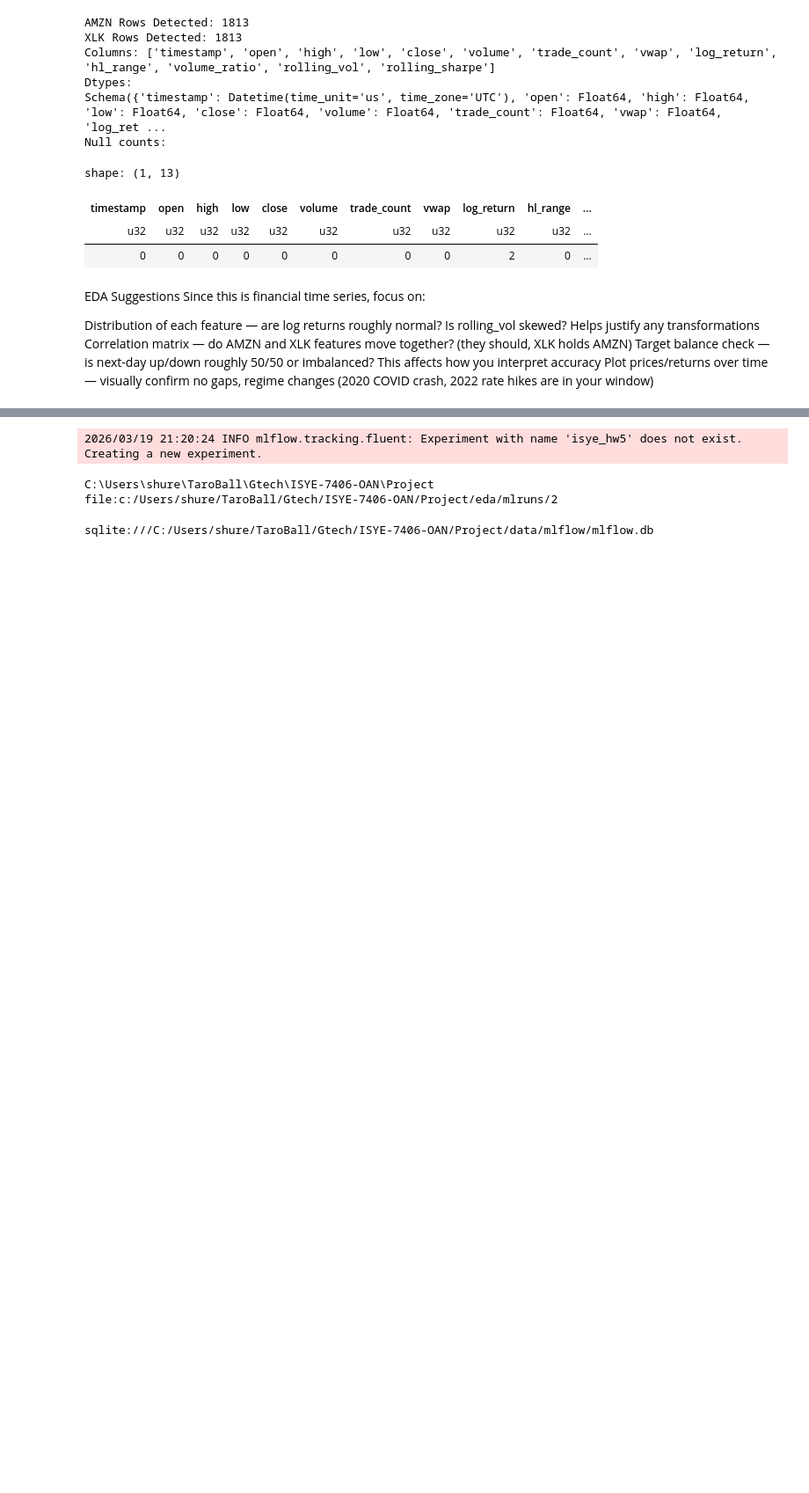
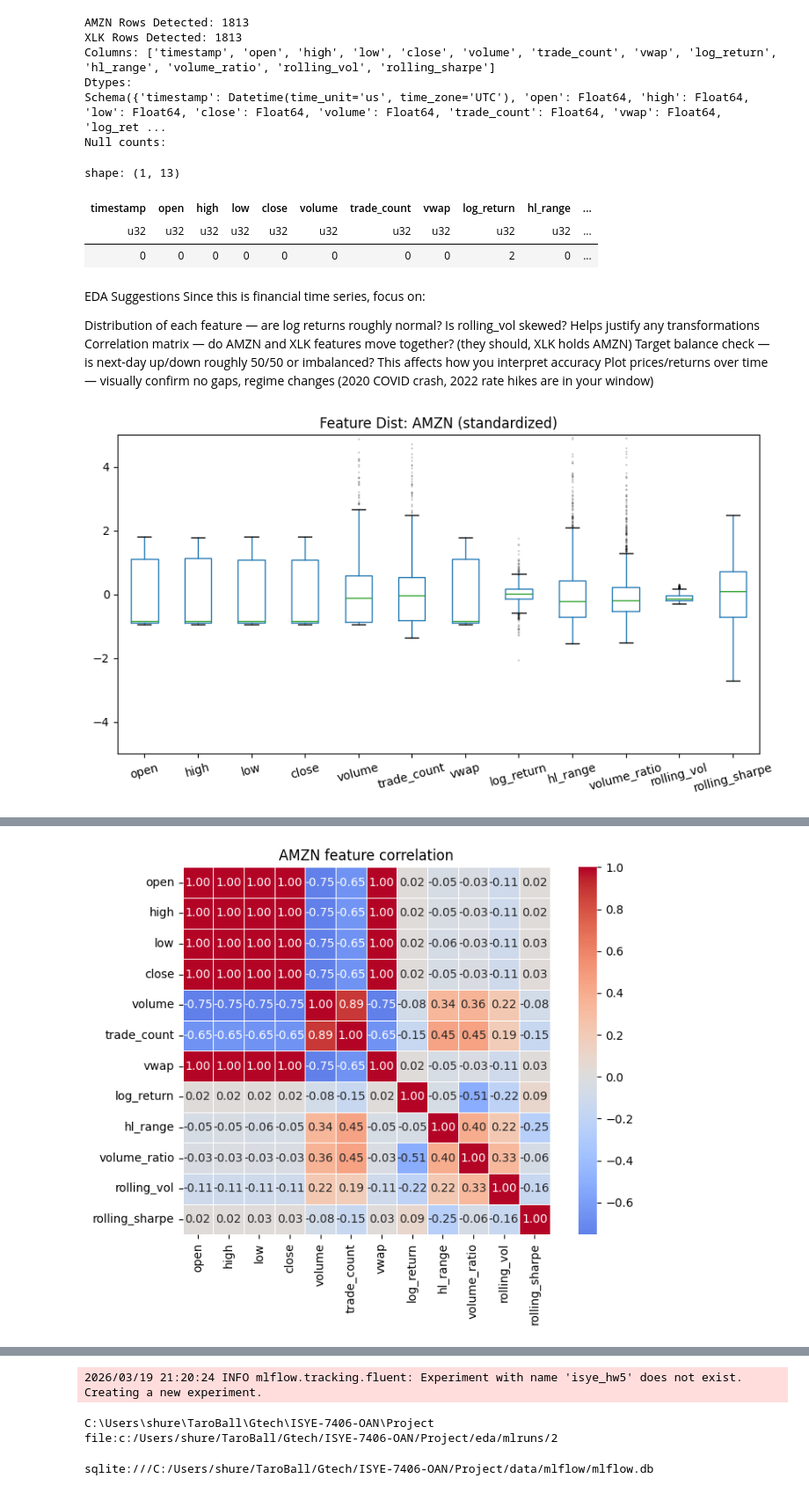
Before and after one commit to jaytar0/market-regime-signal-pipeline, a Jupyter notebook: eda/hw5_eda.ipynb, the cells around one changed output, grey strips where cells are left out. Shown at 88% size. Drawn from its saved outputs; the diff is of its cells as text; code cells hidden in the pictures; blank space fills up the shorter version.

```diff
--- a/eda/hw5_eda.ipynb
+++ b/eda/hw5_eda.ipynb
@@ -73,0 +73,75 @@ Plot prices/returns over time
+# %%
+from sklearn.preprocessing import StandardScaler
+from scipy.stats import zscore
+import seaborn as sns
+
+eda_amzn = amzn_df.clone()
+eda_xlk = xlk_df.clone()
+
+eda_cols = ['open', 'high', 'low', 'close', 'volume', 'trade_count', 'vwap', 'log_return',
+            'hl_range', 'volume_ratio', 'rolling_vol', 'rolling_sharpe']
+
+eda_amzn = eda_amzn.select(eda_cols)
+eda_xlk = eda_xlk.select(eda_cols)
+
+# distribution plot
+pdf = eda_amzn.to_pandas()
+scaled = StandardScaler().fit_transform(pdf[eda_cols])
+scaled_df = pd.DataFrame(scaled, columns=eda_cols)
+
+plt.figure(figsize=(10, 5))
+
+scaled_df.boxplot(
+    grid=False,
+    flierprops=dict(marker='.', markersize=1, alpha=0.3)
+)
+
+plt.title("Feature Dist: AMZN (standardized)")
+plt.xticks(rotation=15)
+plt.ylim(-5, 5)
+plt.show()
+
+# outliers
+z_scores = scaled_df.apply(zscore)
+outlier_counts = (z_scores.abs() > 2).sum()
+print(outlier_counts)
+
+
+# target variable count
+combined = amzn_df.with_columns(
+    (pl.col("log_return").shift(-1) > 0).cast(pl.Int8).alias("target")
+).drop_nulls()
+
+print(combined["target"].value_counts())
+
+# correlation plot
+corr = amzn_df.select(eda_cols).to_pandas().corr()
+
+plt.figure(figsize=(8, 6))
+sns.heatmap(corr, annot=True, fmt=".2f", cmap="coolwarm", center=0, linewidths=0.5, square=True)
+plt.title("AMZN feature correlation")
+plt.tight_layout()
+plt.show()
+
+# log returns
+plot_view_df = amzn_df.select(["timestamp", "log_return", "rolling_vol"]).to_pandas()
+plot_view_df["timestamp"] = pd.to_datetime(plot_view_df["timestamp"])
+
+fig, (ax1, ax2) = plt.subplots(2, 1, figsize=(8, 6), sharex=True)
+
+ax1.plot(plot_view_df["timestamp"], plot_view_df["log_return"], lw=0.7)
+ax1.axvspan(pd.Timestamp("2020-02-20"), pd.Timestamp("2020-04-01"), alpha=0.3, color="orange", label="COVID")
+ax1.axvspan(pd.Timestamp("2022-01-01"), pd.Timestamp("2022-10-15"), alpha=0.12, color="blue", label="Rate hikes")
+
+ax1.set_ylabel("log_return")
+ax1.legend(fontsize=8)
+
+ax2.plot(plot_view_df["timestamp"], plot_view_df["rolling_vol"], lw=0.8, color="steelblue")
+ax2.set_ylabel("rolling_vol")
+ax2.set_xlabel("date")
+
+plt.suptitle("Log Returns Over Time", fontsize=10)
+plt.tight_layout()
+plt.show()
+# %% [output]
+[figure, added]
@@ -73,0 +165 @@ Plot prices/returns over time
+[figure, added]
```
Also changed, not shown: parts of 4 cells of this notebook, 3 other files.
